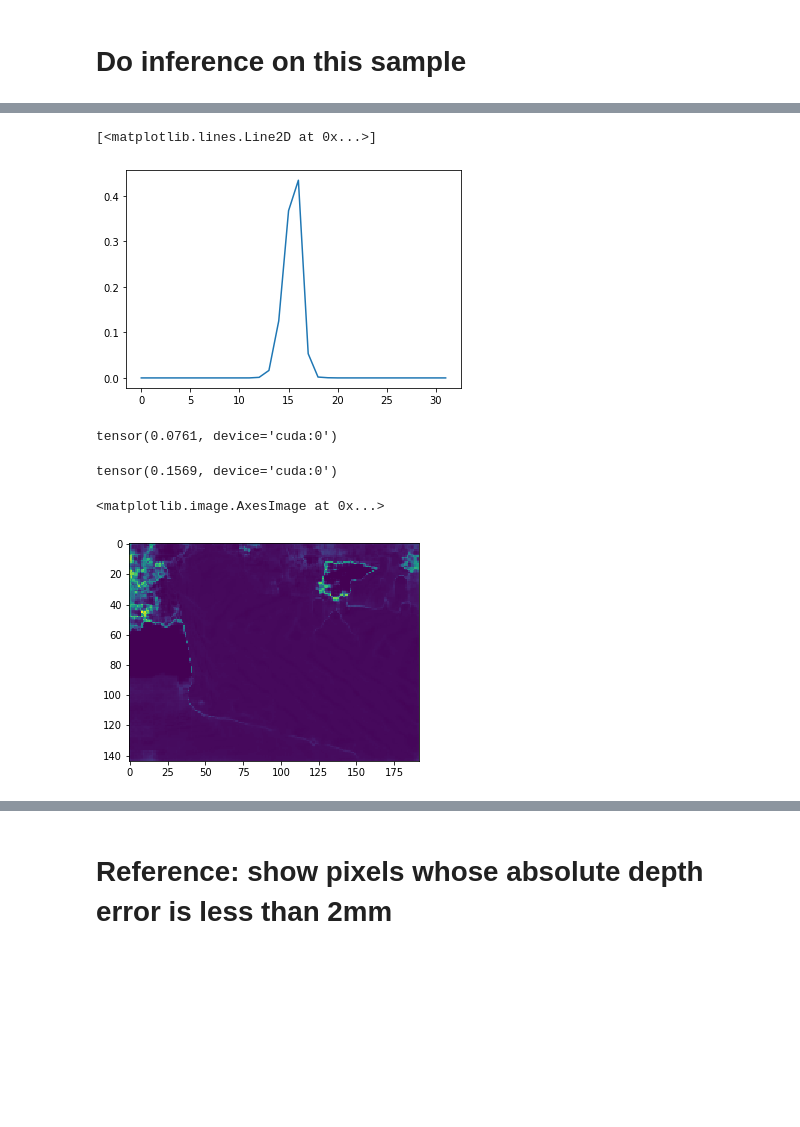
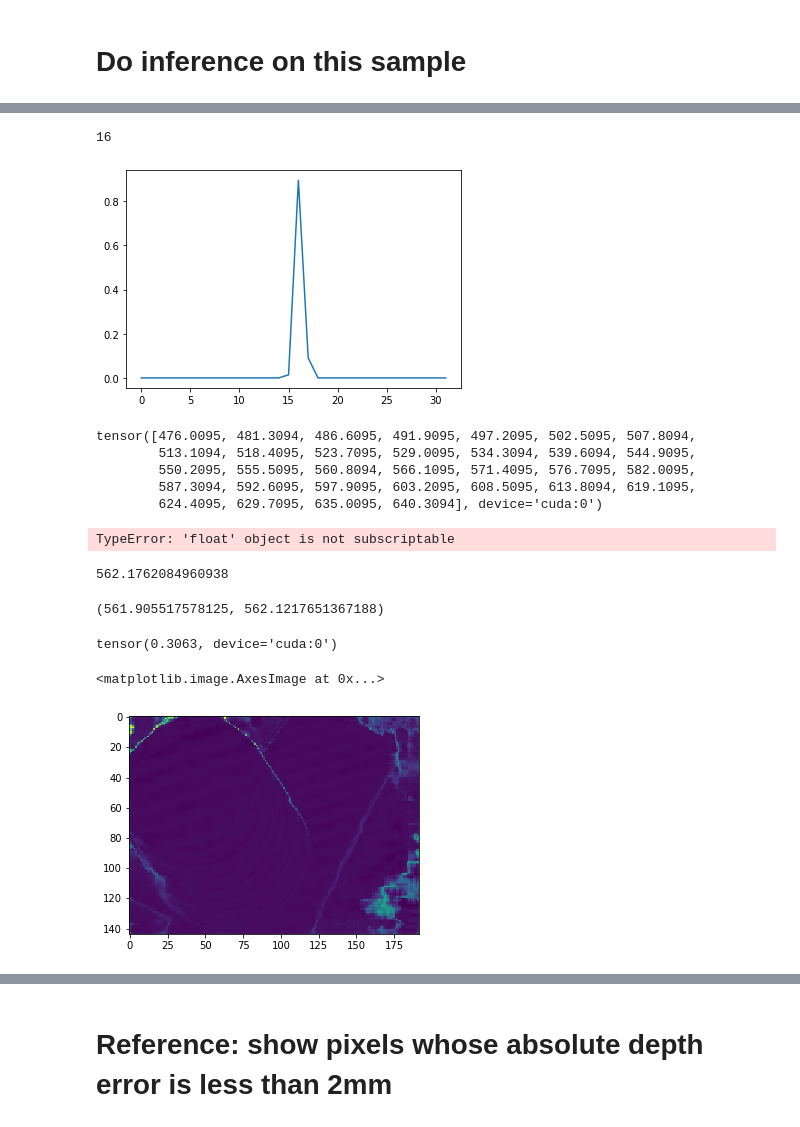
Before and after one commit to kwea123/CasMVSNet_pl, a Jupyter notebook: test.ipynb, the cells around one changed output, grey strips where cells are left out. Cells and saved outputs as stored; diff of their text form; code cells hidden in the pictures; blank space fills up the shorter version.

```diff
--- a/test.ipynb
+++ b/test.ipynb
@@ -19,7 +19,7 @@ model = CascadeMVSNet(n_depths=[8,32,48],
                       interval_ratios=[1.0,2.0,4.0],
                       num_groups=1,
                       use_attention=False,
-                      use_atv=True,
+                      use_atv=False,
                       norm_act=ABN).cuda()
 load_ckpt(model, 'ckpts/exp2/_ckpt_epoch_10.ckpt')
 # load_ckpt(model, 'ckpts/exp2_g8/_ckpt_epoch_48.ckpt')
@@ -38,7 +38,7 @@ def decode_batch(batch):
     depth_interval = batch['depth_interval'].item()
     return imgs, proj_mats, depths, masks, init_depth_min, depth_interval
 
-imgs, proj_mats, depths, masks, init_depth_min, depth_interval = decode_batch(dataset[120])
+imgs, proj_mats, depths, masks, init_depth_min, depth_interval = decode_batch(dataset[0])
 unpreprocess = T.Normalize(mean=[-0.485/0.229, -0.456/0.224, -0.406/0.225],
                            std=[1/0.229, 1/0.224, 1/0.225])
 # %% [markdown]
@@ -69,21 +75,38 @@ plt.imshow(visualize_depth(results['depth_0'][0]).permute(1,2,0), alpha=0.5)
 # %%
-plt.plot(results['prob_volume_1'][0, :, 100*2, 100*2].cpu().numpy())
+plt.plot(results['prob_volume_1'][0, :, 210, 140].cpu().numpy())
+print(np.argmax(results['prob_volume_1'][0, :, 210, 140].cpu().numpy()))
 # %% [output]
-[<matplotlib.lines.Line2D at 0x...>]
+16
-[figure, old version]
+[figure, new version]
+# %%
+results['depth_values_1'][0, :, 210, 140]
+# %% [output]
+tensor([476.0095, 481.3094, 486.6095, 491.9095, 497.2095, 502.5095, 507.8094,
+        513.1094, 518.4095, 523.7095, 529.0095, 534.3094, 539.6094, 544.9095,
+        550.2095, 555.5095, 560.8094, 566.1095, 571.4095, 576.7095, 582.0095,
+        587.3094, 592.6095, 597.9095, 603.2095, 608.5095, 613.8094, 619.1095,
+        624.4095, 629.7095, 635.0095, 640.3094], device='cuda:0')
+# %%
+results['depth_interval_0'][0, 0, 210, 140]
+# %% [output]
+TypeError: 'float' object is not subscriptable
 # %%
-results['depth_std_1'][0, 200, 200]*2*1.5/16
+results['depth_2'][0, 105, 70].item()#-4*results['depth_std_1'][0, 210, 140]*2*1.5/16
 # %% [output]
-tensor(0.0761, device='cuda:0')
+562.1762084960938
+# %%
+depths['level_0'][420, 280].item(), results['depth_0'][0, 420, 280].item()
+# %% [output]
+(561.905517578125, 562.1217651367188)
 # %%
-results['depth_interval_0'][0, 0, 100*4, 100*4]
+results['depth_interval_0'][0, 0, 420, 280]
 # %% [output]
-tensor(0.1569, device='cuda:0')
+tensor(0.3063, device='cuda:0')
 # %%
 plt.imshow(results['depth_std_2'][0].cpu().numpy())
 # %% [output]
 <matplotlib.image.AxesImage at 0x...>
-[figure, old version]
+[figure, new version]
 # %%
 plt.imshow(results['confidence_1'][0].cpu().numpy())
 # %% [output]
```
Also changed, not shown: parts of 11 cells of this notebook, 3 other files.
